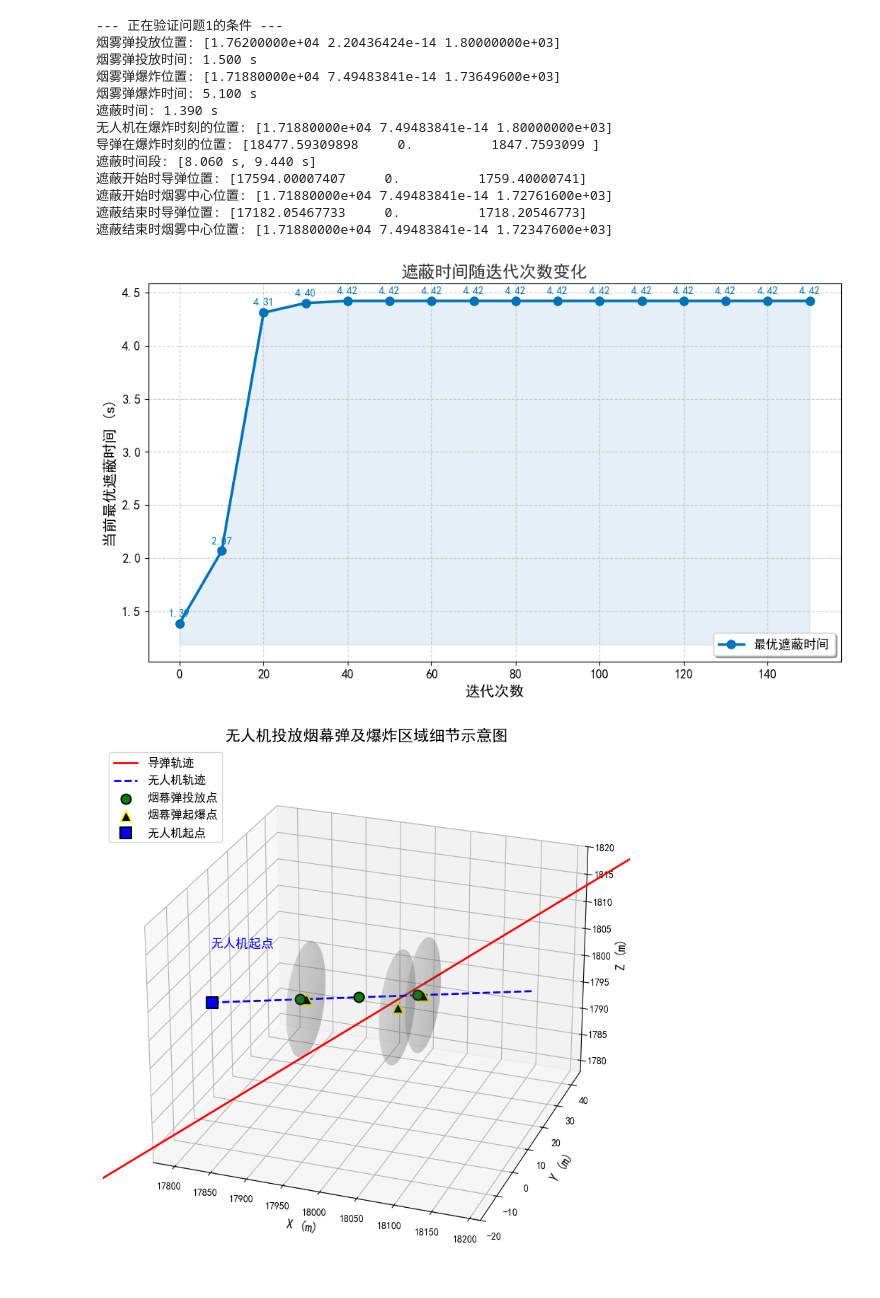
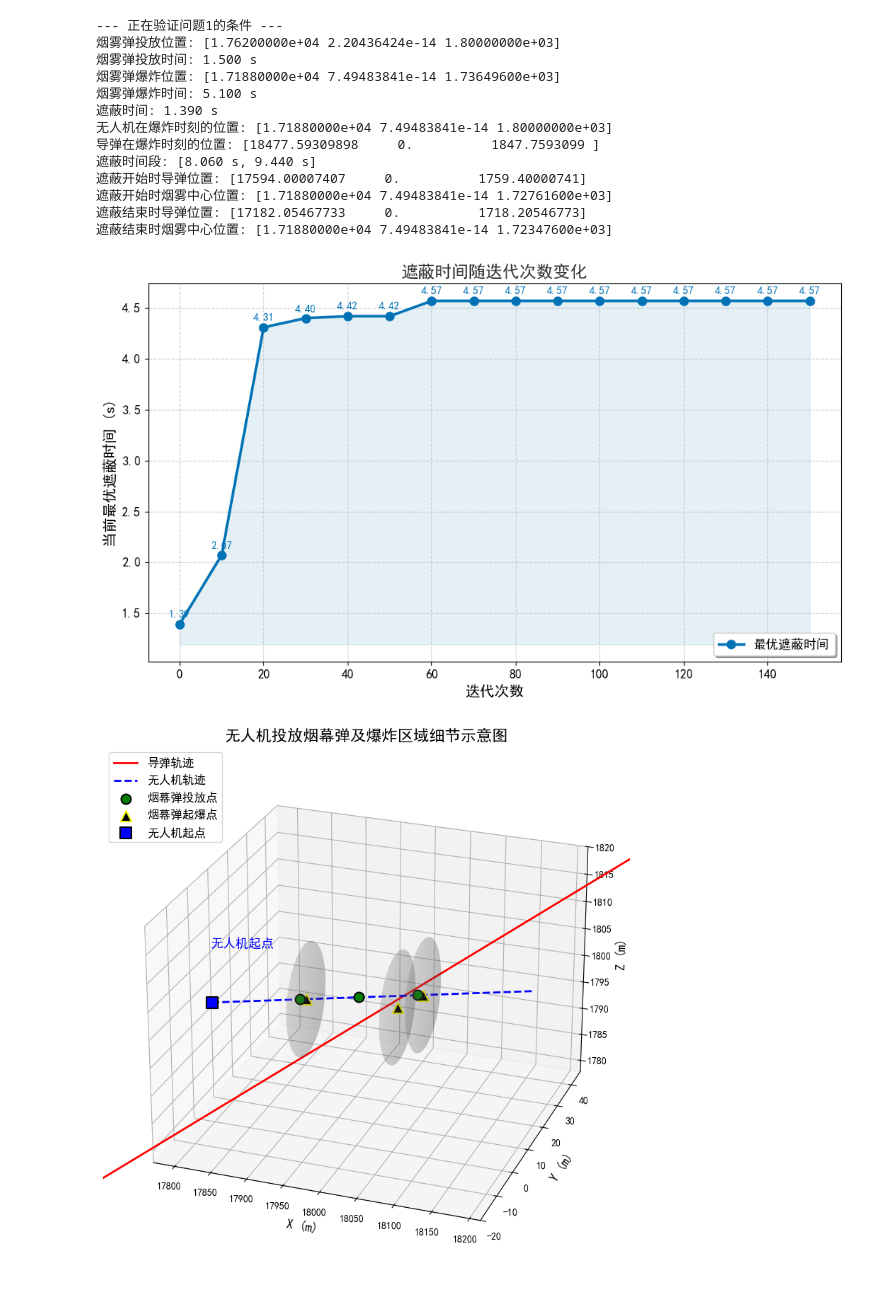
Before and after one commit to HistoriaNonVult/cucum, a Jupyter notebook: draw.ipynb, the cells around one changed output. Cells and saved outputs as stored; diff of their text form; code cells hidden in the pictures.

```diff
--- a/draw.ipynb
+++ b/draw.ipynb
@@ -492,35 +492,35 @@ if __name__ == '__main__':
 # %%
 import matplotlib.pyplot as plt
 import numpy as np
 
 plt.rcParams['font.sans-serif'] = ['SimHei']  # 中文字体
 plt.rcParams['axes.unicode_minus'] = False   # 正确显示负号
 
 # 假设有如下迭代数据（可根据实际数据替换）
 iterations = [0,10, 20, 30, 40, 50, 60, 70, 80, 90, 100, 110, 120, 130, 140, 150]
-shield_times = [1.390,2.070, 4.310, 4.400, 4.420, 4.420, 4.420, 4.420, 4.420, 4.420, 4.420, 4.420, 4.420, 4.420, 4.420, 4.420]
+shield_times = [1.390,2.070, 4.310, 4.400, 4.420, 4.420, 4.570, 4.570, 4.570, 4.570, 4.570, 4.570, 4.570, 4.570, 4.570, 4.570]
 
 plt.figure(figsize=(10, 6))
 # 使用更粗的线条和更大的点
 plt.plot(iterations, shield_times, marker='o', markersize=8, linestyle='-', linewidth=2.5, color='#0072B5', label='最优遮蔽时间')
 # 填充曲线下方区域
 plt.fill_between(iterations, shield_times, min(shield_times)-0.2, color='#A6CEE3', alpha=0.3)
 
 plt.xlabel('迭代次数', fontsize=14, fontweight='bold')
 plt.ylabel('当前最优遮蔽时间 (s)', fontsize=14, fontweight='bold')
 plt.title('遮蔽时间随迭代次数变化', fontsize=16, fontweight='bold', color='#333333')
 plt.grid(True, linestyle='--', alpha=0.6)
 plt.xticks(fontsize=12)
 plt.yticks(fontsize=12)
 plt.legend(fontsize=12, loc='lower right', frameon=True, fancybox=True, shadow=True)
 # 添加数据标签
 for x, y in zip(iterations, shield_times):
     plt.text(x, y+0.05, f"{y:.2f}", ha='center', va='bottom', fontsize=10, color='#0072B5')
 
 plt.tight_layout()
 plt.show()
 # %% [output]
-[figure, old version]
+[figure, new version]
 # %%
 import numpy as np
 import matplotlib.pyplot as plt
```
Also changed, not shown: 2 other files.
